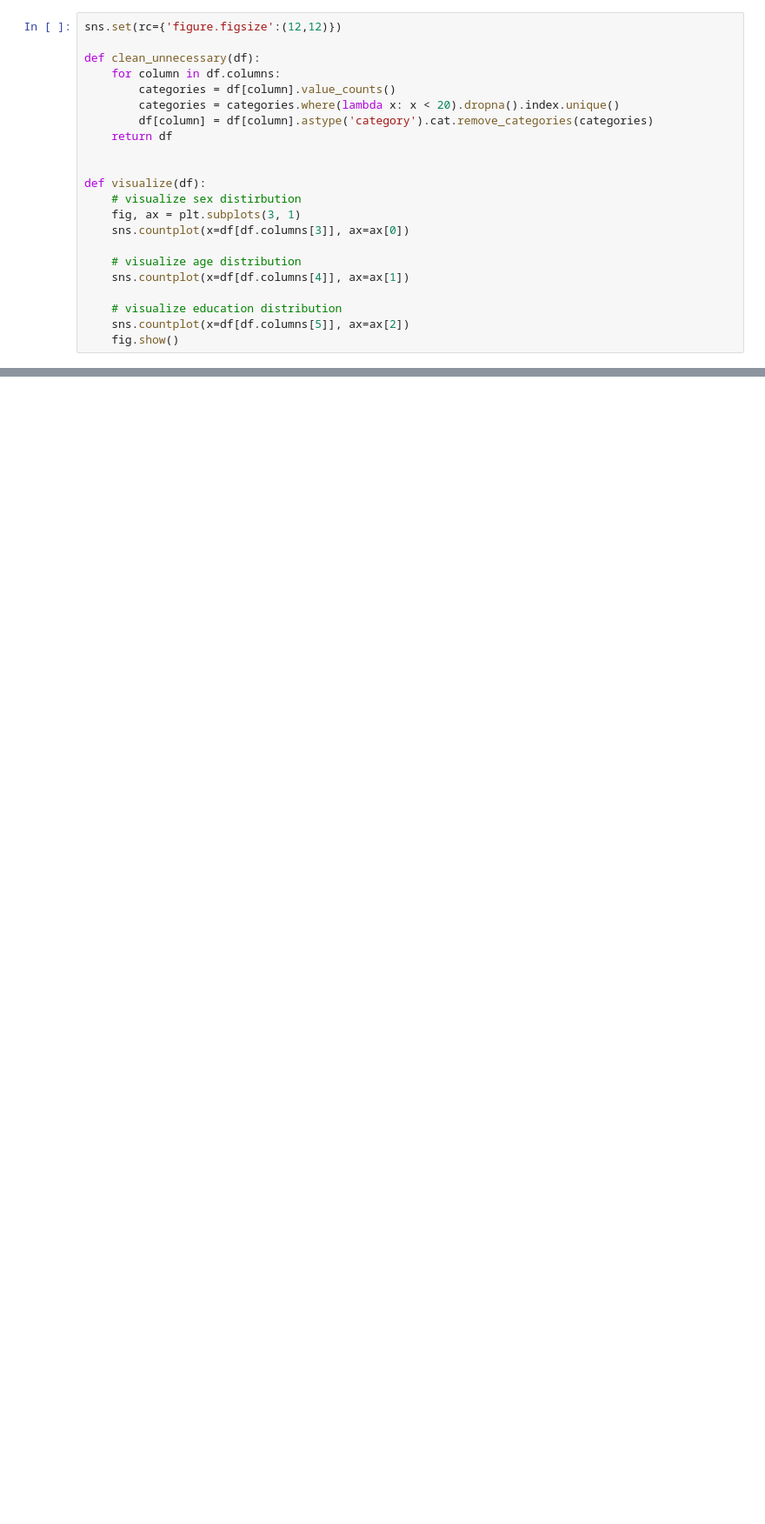
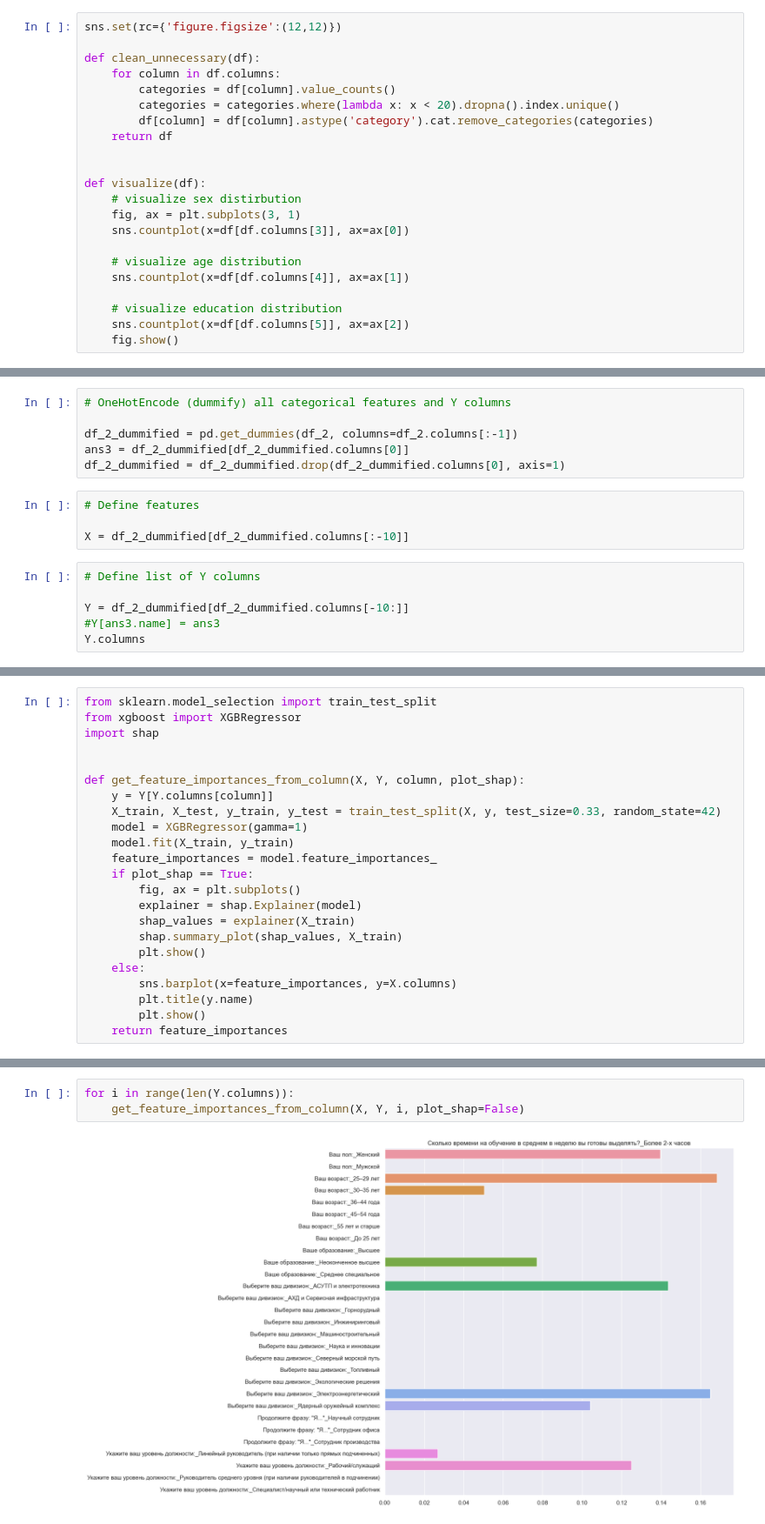
Before and after one commit to IIe4enka/rosatom, a Jupyter notebook: analysis.ipynb, the cells around one changed output, grey strips where cells are left out. Shown at 87% size. Saved outputs shown, nothing was run; the diff lists cells and outputs as text; blank space fills up the shorter version.

```diff
--- a/analysis.ipynb
+++ b/analysis.ipynb
@@ -132,0 +90,16 @@ df_2
+# %%
+# OneHotEncode (dummify) all categorical features and Y columns
+
+df_2_dummified = pd.get_dummies(df_2, columns=df_2.columns[:-1])
+ans3 = df_2_dummified[df_2_dummified.columns[0]]
+df_2_dummified = df_2_dummified.drop(df_2_dummified.columns[0], axis=1)
+# %%
+# Define features
+
+X = df_2_dummified[df_2_dummified.columns[:-10]]
+# %%
+# Define list of Y columns
+
+Y = df_2_dummified[df_2_dummified.columns[-10:]]
+#Y[ans3.name] = ans3
+Y.columns
@@ -132,0 +120,23 @@ df_2
+# %%
+from sklearn.model_selection import train_test_split
+from xgboost import XGBRegressor
+import shap
+
+
+def get_feature_importances_from_column(X, Y, column, plot_shap):
+    y = Y[Y.columns[column]]
+    X_train, X_test, y_train, y_test = train_test_split(X, y, test_size=0.33, random_state=42)
+    model = XGBRegressor(gamma=1)
+    model.fit(X_train, y_train)
+    feature_importances = model.feature_importances_
+    if plot_shap == True:
+        fig, ax = plt.subplots()
+        explainer = shap.Explainer(model)
+        shap_values = explainer(X_train)
+        shap.summary_plot(shap_values, X_train)
+        plt.show()
+    else:
+        sns.barplot(x=feature_importances, y=X.columns)
+        plt.title(y.name)
+        plt.show()
+    return feature_importances
@@ -132,0 +147,5 @@ df_2
+# %%
+for i in range(len(Y.columns)):
+    get_feature_importances_from_column(X, Y, i, plot_shap=False)
+# %% [output]
+[figure, added]
```
Also changed, not shown: parts of 19 cells of this notebook.
